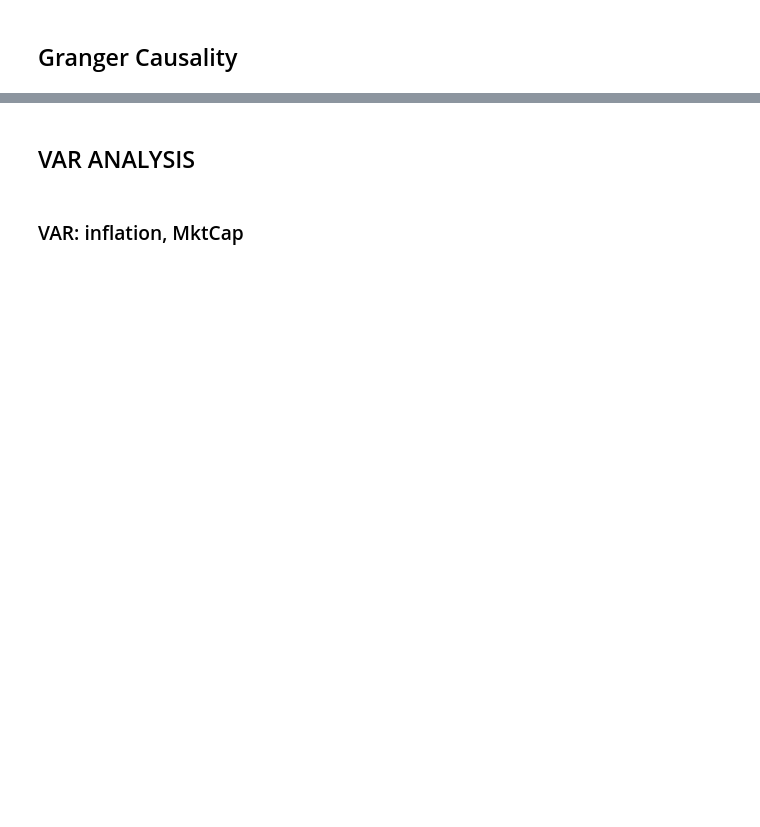
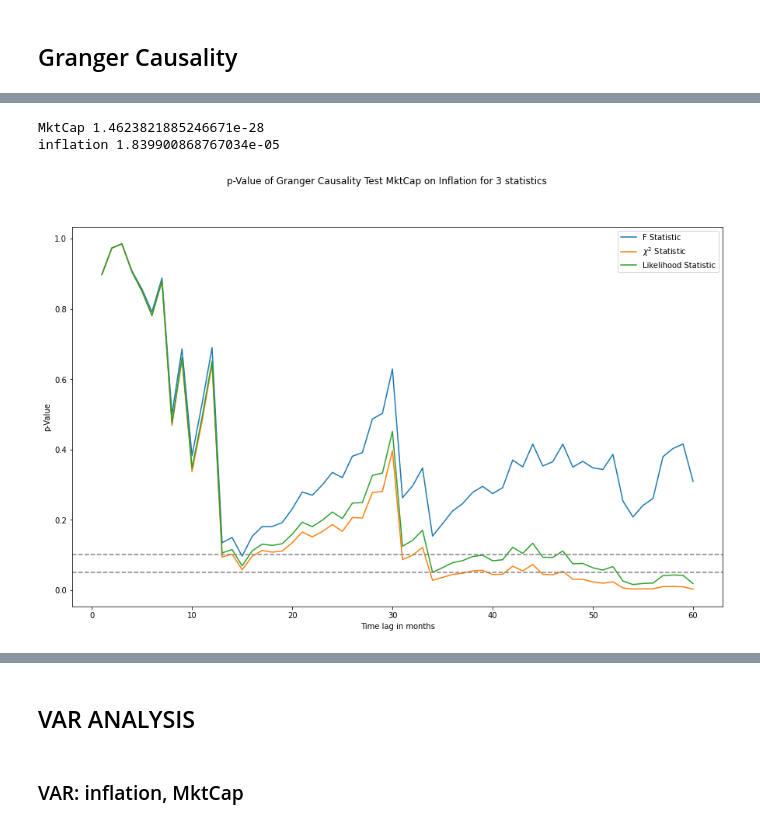
Before and after one commit to felipe-fp/corcovado, a Jupyter notebook: inflation_MktCap_analysis/inlation_analysis.ipynb, the cells around one changed output, grey strips where cells are left out. Cells and saved outputs as stored; diff of their text form; code cells hidden in the pictures; blank space fills up the shorter version.

```diff
--- a/inflation_MktCap_analysis/inlation_analysis.ipynb
+++ b/inflation_MktCap_analysis/inlation_analysis.ipynb
@@ -134,2 +268,15 @@ plt.legend()
 # %% [markdown]
 ## Granger Causality
+# %%
+from io import StringIO
+import sys
+
+class Capturing(list):
+    def __enter__(self):
+        self._stdout = sys.stdout
+        sys.stdout = self._stringio = StringIO()
+        return self
+    def __exit__(self, *args):
+        self.extend(self._stringio.getvalue().splitlines())
+        del self._stringio    # free up some memory
+        sys.stdout = self._stdout
@@ -135,0 +296,43 @@ plt.legend()
+# %%
+data = np.log(granger_test_data) - (np.log(granger_test_data)).shift(1)
+data.dropna(inplace = True)
+
+data = a.join(granger_test_data['inflation'])
+# data = data.diff()
+# data.dropna(inplace = True)
+
+for col in data.columns:
+   print(col, adfuller(data[col].values)[1])
+
+with Capturing() as output:
+    grangercausalitytests(data[['inflation','MktCap']], 60)
+# print(output)
+
+f_pvalue = []
+chi2_pvalue = []
+likelihood_pvalue = []
+
+for line in output:
+    if line[0:16] == 'ssr based F test':
+        f_pvalue.append(float(line[40:46]))
+    elif line[0:19] == 'ssr based chi2 test':
+        chi2_pvalue.append(float(line[40:46]))
+    elif line[0:21] == 'likelihood ratio test':
+        likelihood_pvalue.append(float(line[40:46]))
+
+x = [i + 1 for i in range(len(f_pvalue))]
+plt.figure(figsize=(15,9))
+plt.plot(x,f_pvalue, label = 'F Statistic')
+plt.plot(x,chi2_pvalue, label = r'$\chi^2$ Statistic')
+plt.plot(x,likelihood_pvalue, label = 'Likelihood Statistic')
+plt.axhline(0.05, color = 'gray', linestyle='--')
+plt.axhline(0.1, color = 'gray', linestyle='--')
+plt.legend()
+plt.xlabel('Time lag in months')
+plt.ylabel('p-Value')
+plt.suptitle('p-Value of Granger Causality Test MktCap on Inflation for 3 statistics')
+plt.show()
+# %% [output]
+MktCap 1.4623821885246671e-28
+inflation 1.839900868767034e-05
+[figure, added]
```
Also changed, not shown: parts of 44 cells of this notebook, 1 other file.
